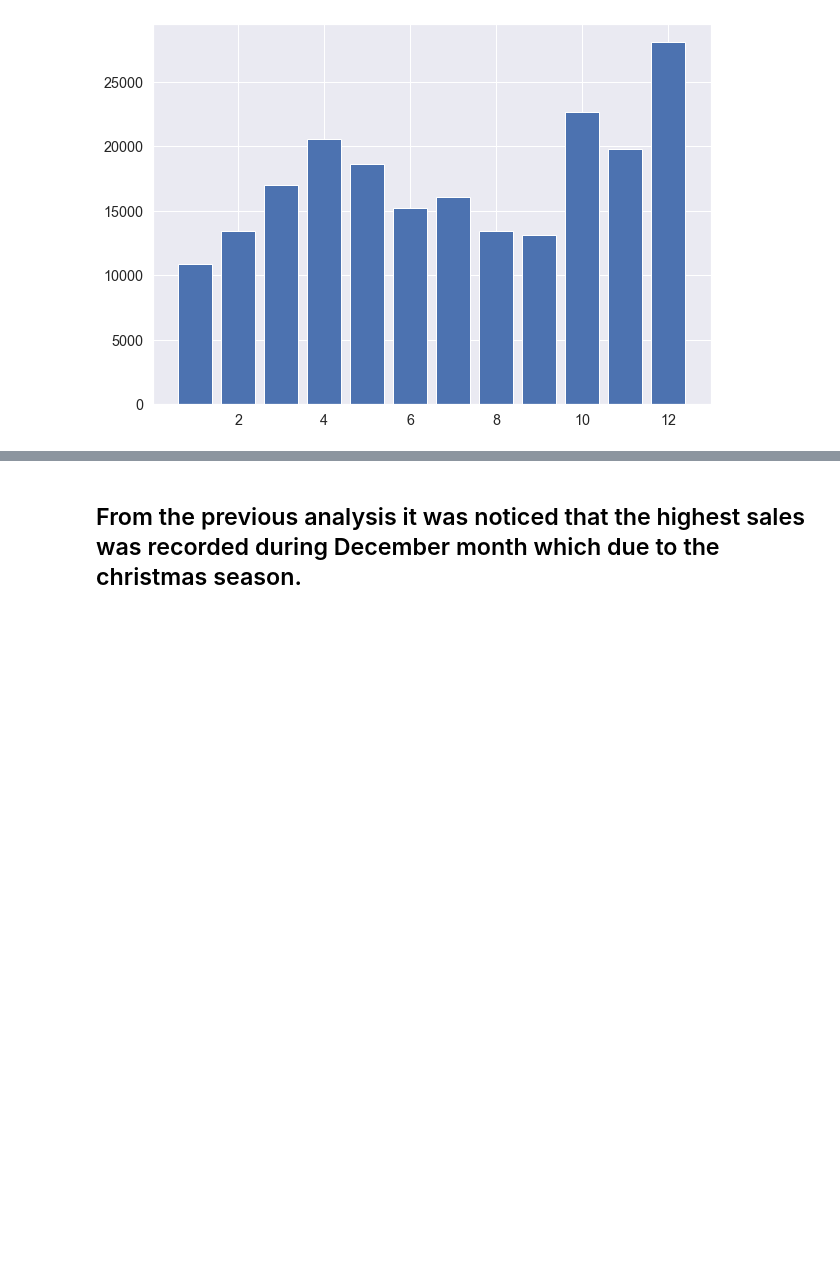
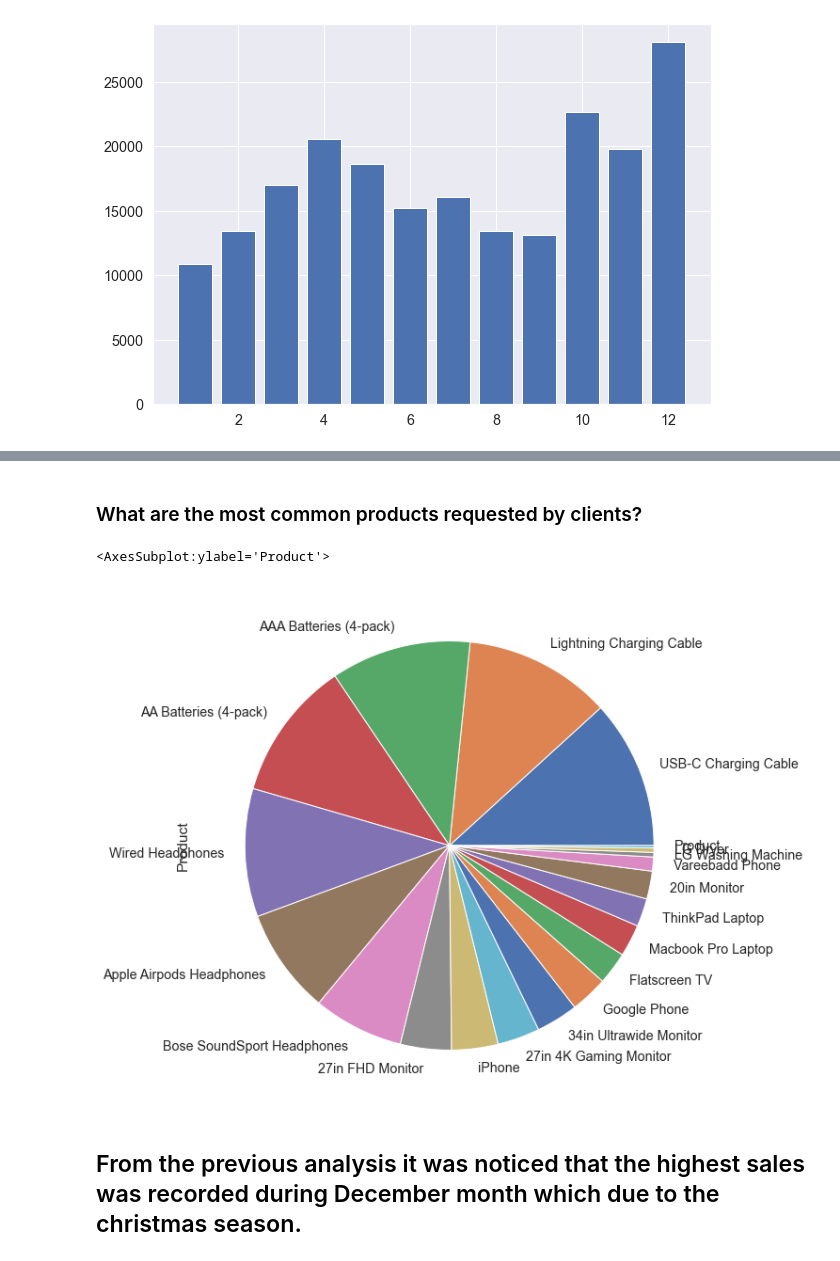
Before and after one commit to AmerTaha1/Fri-Group, a Jupyter notebook: Ahmed Abdel Rhem/Project/project.ipynb, the cells around one changed output, grey strips where cells are left out. Drawn from its saved outputs; the diff is of its cells as text; code cells hidden in the pictures; blank space fills up the shorter version.

```diff
--- a/Ahmed Abdel Rhem/Project/project.ipynb
+++ b/Ahmed Abdel Rhem/Project/project.ipynb
@@ -263,2 +275,9 @@ plt.bar(months,df.groupby(['Month']).sum()['Quantity Ordered'])
+# %% [markdown]
+### What are the most common products requested by clients?
+# %%
+df['Product'].value_counts().plot(kind='pie',figsize=(10,10))
+# %% [output]
+<AxesSubplot:ylabel='Product'>
+[figure, added]
 # %% [markdown]
 ## From the previous analysis it was noticed that the highest sales  was recorded during December month which due to the christmas season.
```
Also changed, not shown: parts of 4 cells of this notebook, 19 other files.
